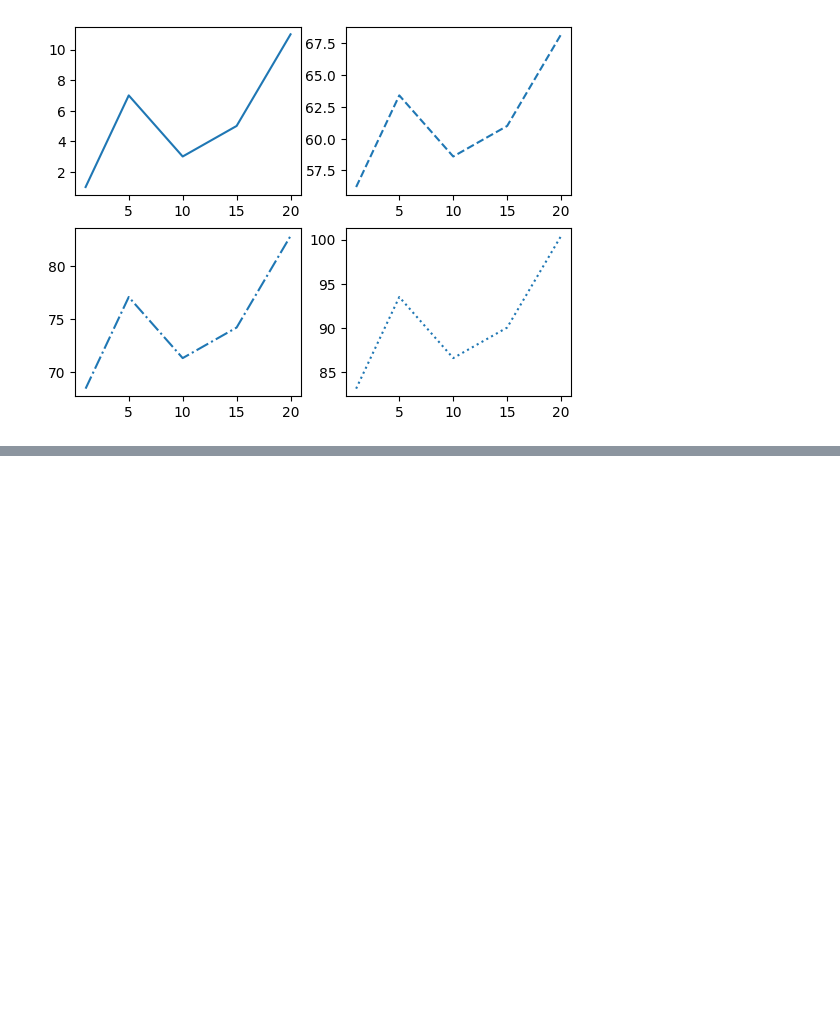
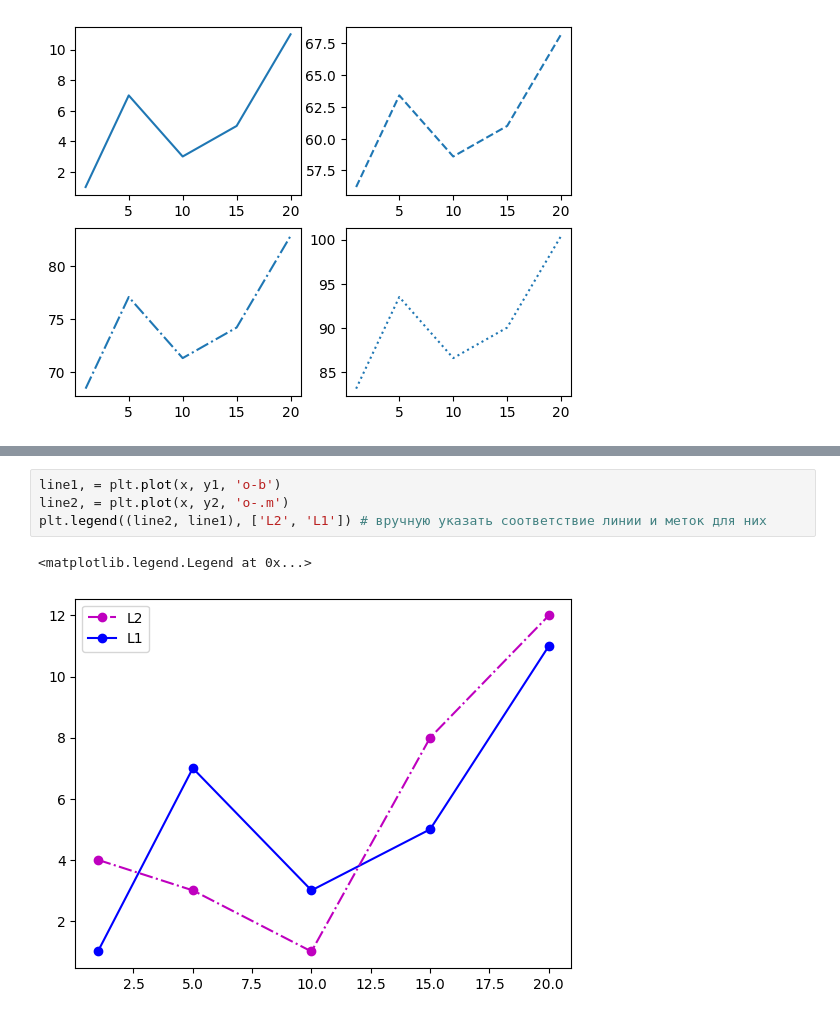
Before and after one commit to Vitalyastiy/cheat-python, a Jupyter notebook: viz/Plt_учебник.ipynb, the cells around one changed output, grey strips where cells are left out. Saved outputs shown, nothing was run; the diff lists cells and outputs as text; blank space fills up the shorter version.

```diff
--- a/viz/Plt_учебник.ipynb
+++ b/viz/Plt_учебник.ipynb
@@ -308,0 +330,7 @@ plt.plot(x, y4, ':')
+# %%
+line1, = plt.plot(x, y1, 'o-b')
+line2, = plt.plot(x, y2, 'o-.m')
+plt.legend((line2, line1), ['L2', 'L1']) # вручную указать соответствие линии и меток для них
+# %% [output]
+<matplotlib.legend.Legend at 0x...>
+[figure, added]
```
Also changed, not shown: parts of 9 cells of this notebook.
